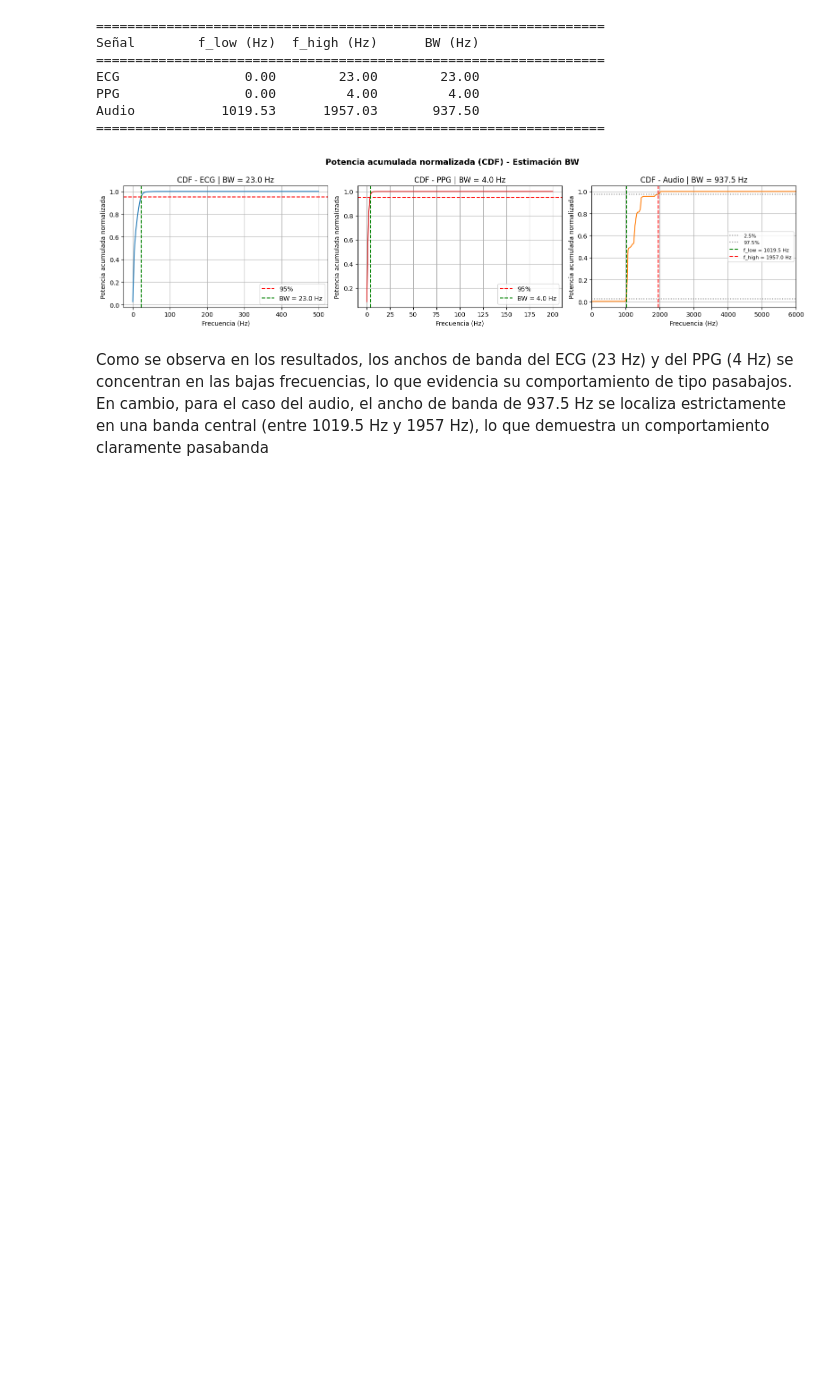
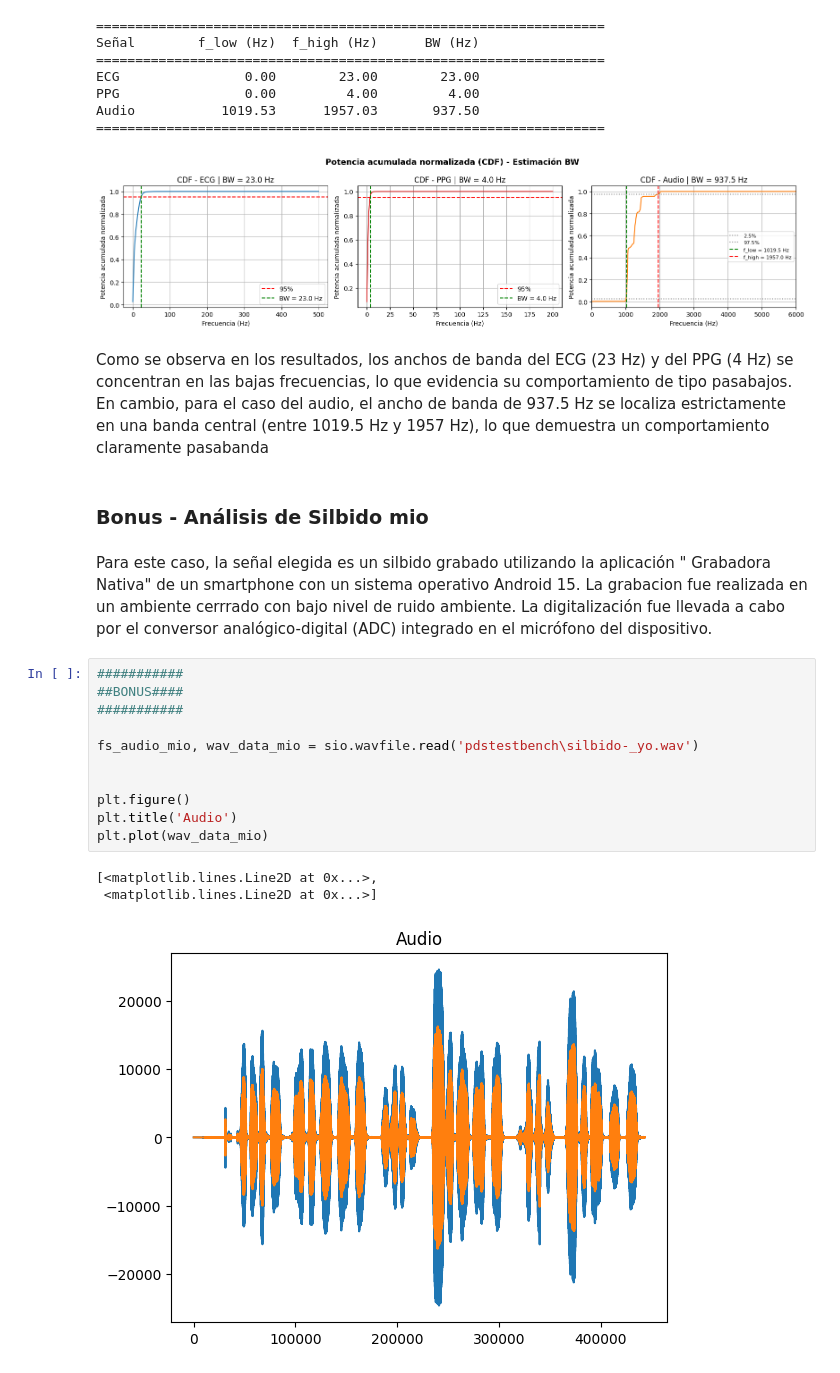
Before and after one commit to AlejoDAlesio/TS, a Jupyter notebook: TS5.ipynb, the cells around one changed output. Saved outputs shown, nothing was run; the diff lists cells and outputs as text; blank space fills up the shorter version.

Commit message:
Edite TS5
Agregue Bonus

```diff
--- a/TS5.ipynb
+++ b/TS5.ipynb
@@ -275,3 +275,22 @@ Audio           1019.53      1957.03       937.50
 [figure]
 # %% [markdown]
 Como se observa en los resultados, los anchos de banda del ECG (23 Hz) y del PPG (4 Hz) se concentran en las bajas frecuencias, lo que evidencia su comportamiento de tipo pasabajos. En cambio, para el caso del audio, el ancho de banda de 937.5 Hz se localiza estrictamente en una banda central (entre 1019.5 Hz y 1957 Hz), lo que demuestra un comportamiento claramente pasabanda
+# %% [markdown]
+### Bonus - Análisis de Silbido mio
+# %% [markdown]
+Para este caso, la señal elegida es un silbido grabado utilizando la aplicación " Grabadora Nativa" de un smartphone con un sistema operativo Android 15. La grabacion fue realizada en un ambiente cerrrado con bajo nivel de ruido ambiente. La digitalización fue llevada a cabo por el conversor analógico-digital (ADC) integrado en el micrófono del dispositivo.
+# %%
+###########
+##BONUS####
+###########
+
+fs_audio_mio, wav_data_mio = sio.wavfile.read('pdstestbench\silbido-_yo.wav')
+
+
+plt.figure()
+plt.title('Audio')
+plt.plot(wav_data_mio)
+# %% [output]
+[<matplotlib.lines.Line2D at 0x...>,
+ <matplotlib.lines.Line2D at 0x...>]
+[figure, added]
```
Also changed, not shown: parts of 3 cells of this notebook.
